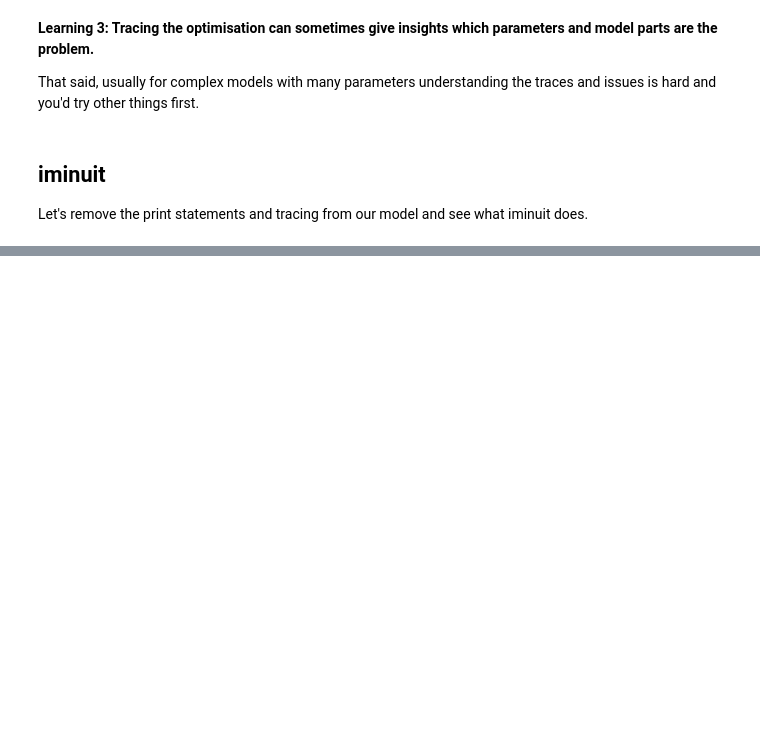
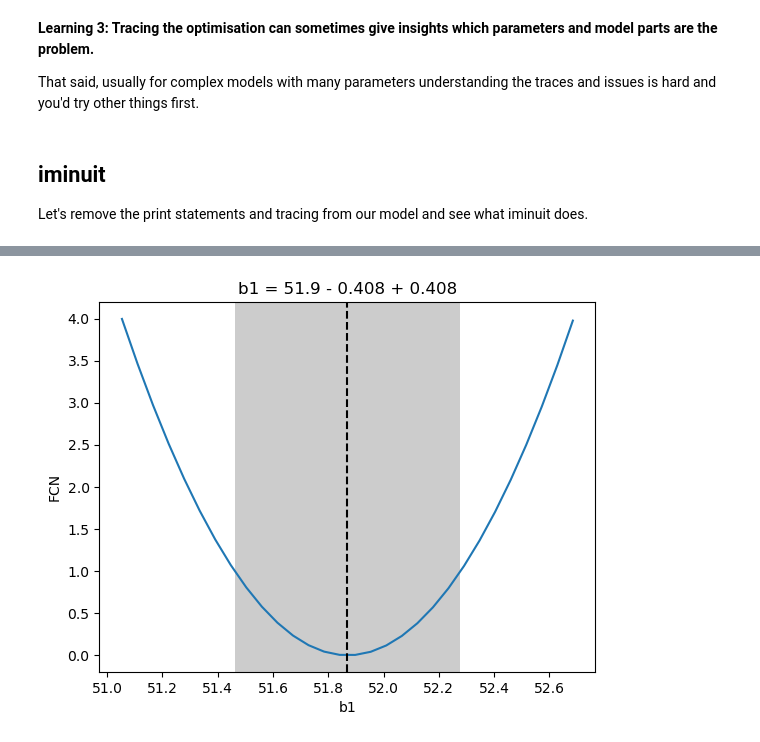
Before and after one commit to cdeil/python-model-fit-tutorial, a Jupyter notebook: 02_failing_fits.ipynb, the cells around one changed output, grey strips where cells are left out. Saved outputs shown, nothing was run; the diff lists cells and outputs as text; code cells hidden in the pictures; blank space fills up the shorter version.

```diff
--- a/02_failing_fits.ipynb
+++ b/02_failing_fits.ipynb
@@ -164,0 +216,4 @@ def model(x, b1, b2, b3):
+# %%
+minuit.draw_mnprofile("b1");
+# %% [output]
+[figure, added]
```
Also changed, not shown: parts of 23 cells of this notebook, 1 other file.
